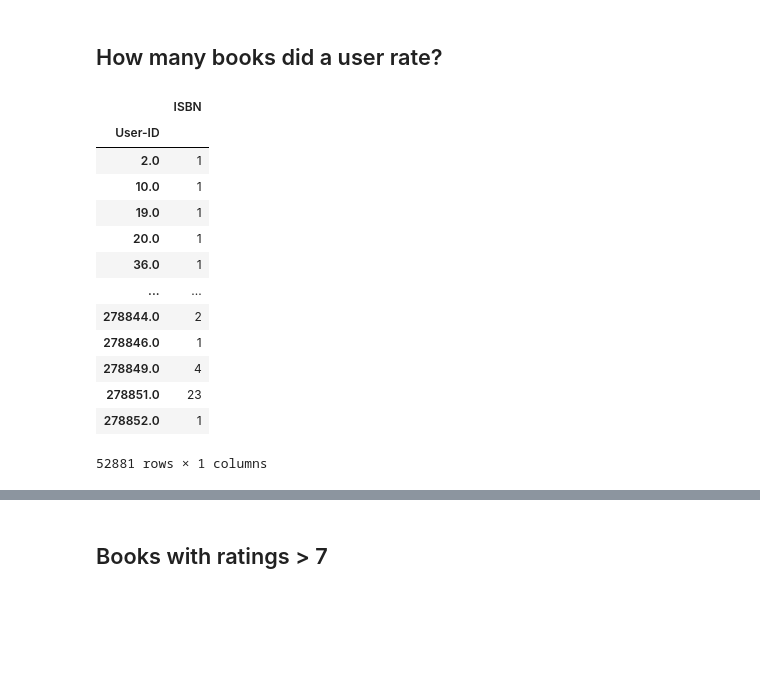
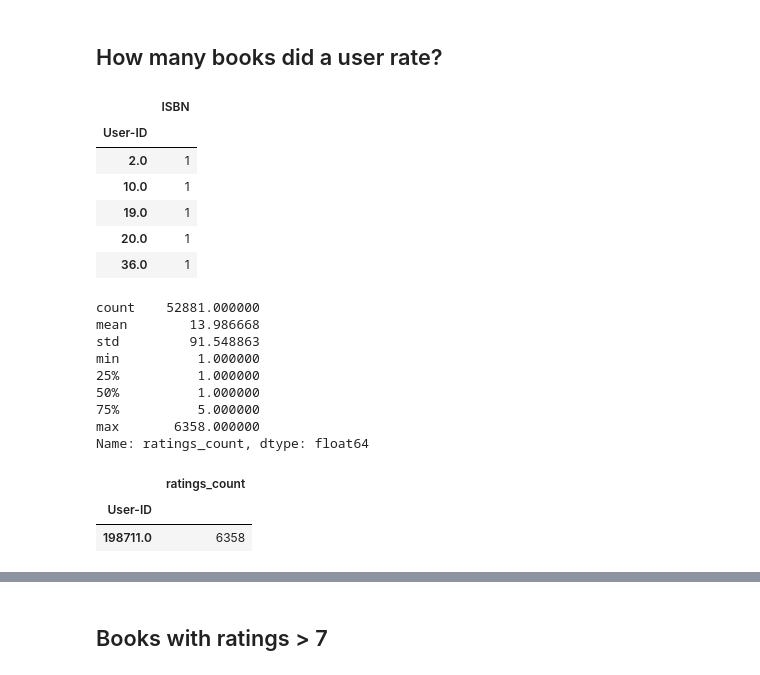
Before and after one commit to sudkpa/SB_DS, a Jupyter notebook: Career_Track/Capstone_Three/Data_Wrangle_EDA/Cap3_Notebook_stepstwothree.ipynb, the cells around one changed output, grey strips where cells are left out. Drawn from its saved outputs; the diff is of its cells as text; code cells hidden in the pictures; blank space fills up the shorter version.

```diff
--- a/Career_Track/Capstone_Three/Data_Wrangle_EDA/Cap3_Notebook_stepstwothree.ipynb
+++ b/Career_Track/Capstone_Three/Data_Wrangle_EDA/Cap3_Notebook_stepstwothree.ipynb
@@ -542,19 +542,13 @@ Name: Book-Title, Length: 53071, dtype: object
 # %%
 df_U_I = df[['User-ID','ISBN']]
 # %%
-df_U_I.groupby(by=['User-ID']).count()
+df_User_RateCount = pd.DataFrame(df_U_I.groupby(by=['User-ID']).count())
+df_User_RateCount.head()
 # %% [output]
 |  | ISBN |
 | User-ID |  |
 | 2.0 | 1 |
 | 10.0 | 1 |
 | 19.0 | 1 |
 | 20.0 | 1 |
 | 36.0 | 1 |
-| ... | ... |
-| 278844.0 | 2 |
-| 278846.0 | 1 |
-| 278849.0 | 4 |
-| 278851.0 | 23 |
-| 278852.0 | 1 |
-52881 rows × 1 columns
@@ -560,0 +557,19 @@ df_U_I.groupby(by=['User-ID']).count()
+# %%
+df_User_RateCount['ratings_count'].describe()
+# %% [output]
+count    52881.000000
+mean        13.986668
+std         91.548863
+min          1.000000
+25%          1.000000
+50%          1.000000
+75%          5.000000
+max       6358.000000
+Name: ratings_count, dtype: float64
+# %%
+df_User_RateCount[df_User_RateCount['ratings_count'] == 6358]
+# Note:  Check this user's ratings
+# %% [output]
+|  | ratings_count |
+| User-ID |  |
+| 198711.0 | 6358 |
```
Also changed, not shown: parts of 27 cells of this notebook.
